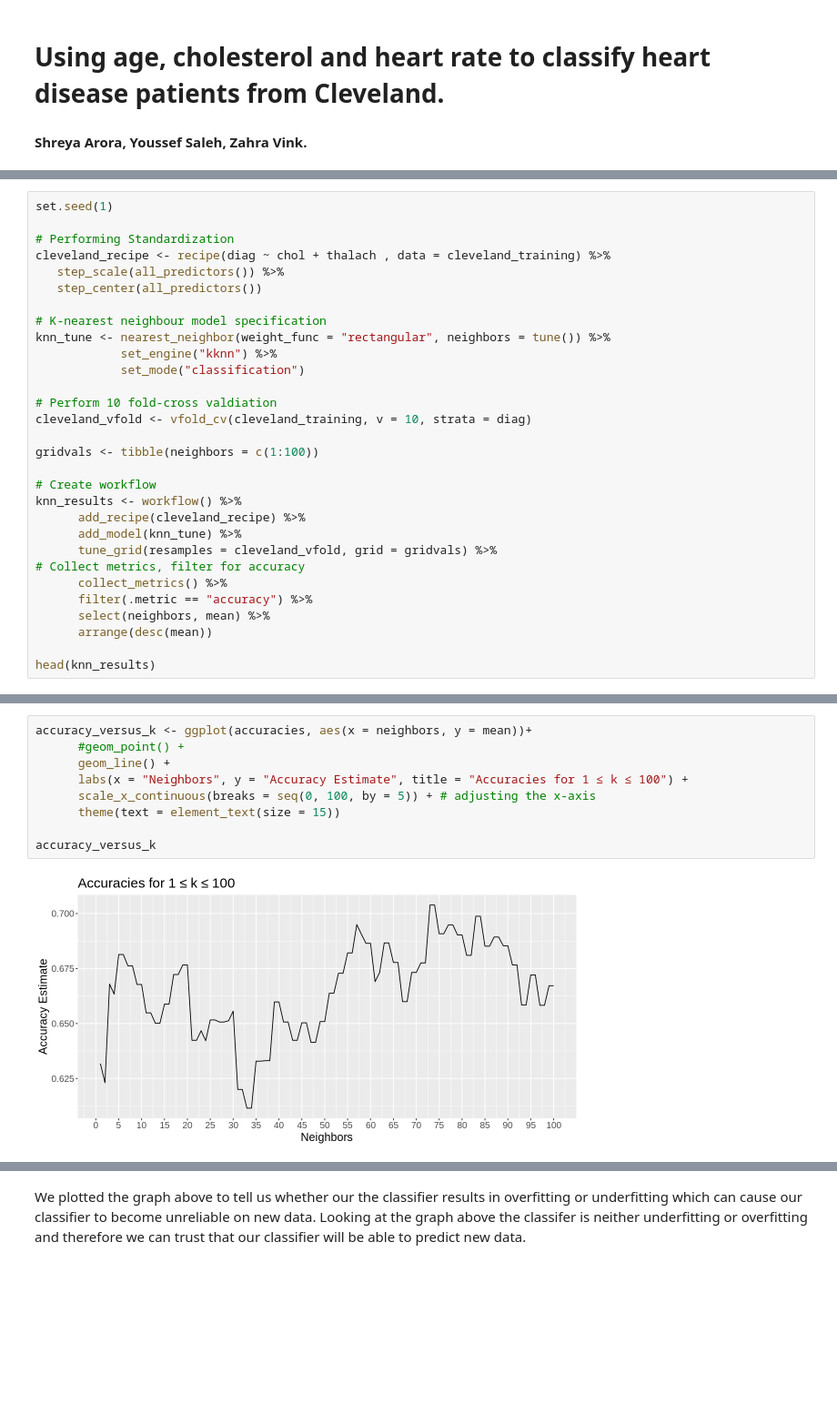
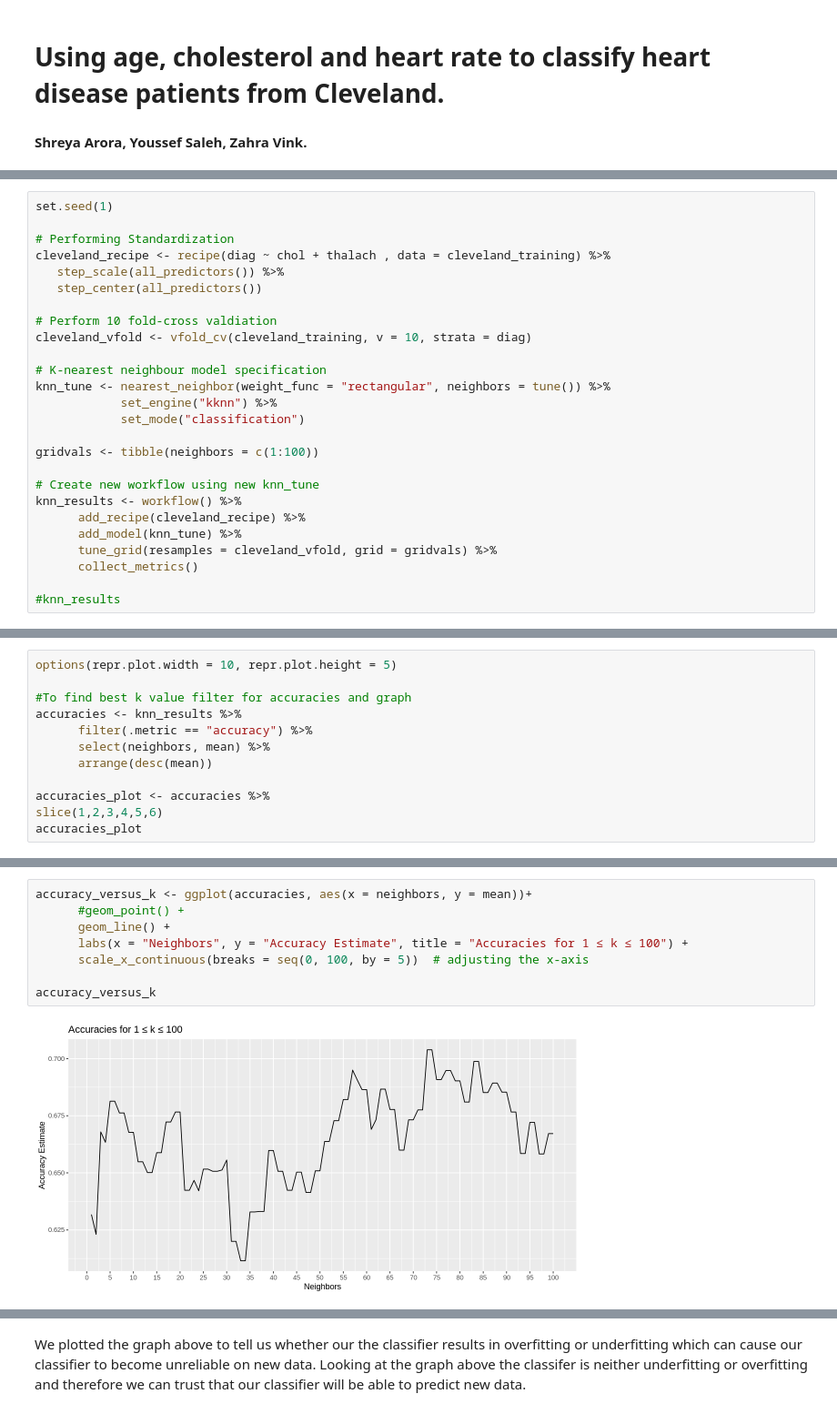
Before and after one commit to Agamchawla/group-29-project, a Jupyter notebook: group_29_project_report.ipynb, the cells around one changed output, grey strips where cells are left out. Shown at 91% size. Cells and saved outputs as stored; diff of their text form; blank space fills up the shorter version.

```diff
--- a/group_29_project_report.ipynb
+++ b/group_29_project_report.ipynb
@@ -247,25 +185,21 @@ cleveland_recipe <- recipe(diag ~ chol + thalach , data = cleveland_training) %>
    step_scale(all_predictors()) %>%
    step_center(all_predictors())
 
+# Perform 10 fold-cross valdiation
+cleveland_vfold <- vfold_cv(cleveland_training, v = 10, strata = diag)
+
 # K-nearest neighbour model specification
 knn_tune <- nearest_neighbor(weight_func = "rectangular", neighbors = tune()) %>%
             set_engine("kknn") %>%
             set_mode("classification")
 
-# Perform 10 fold-cross valdiation
-cleveland_vfold <- vfold_cv(cleveland_training, v = 10, strata = diag)
-
 gridvals <- tibble(neighbors = c(1:100))
 
-# Create workflow
+# Create new workflow using new knn_tune
 knn_results <- workflow() %>%
       add_recipe(cleveland_recipe) %>%
       add_model(knn_tune) %>%
       tune_grid(resamples = cleveland_vfold, grid = gridvals) %>%
-# Collect metrics, filter for accuracy
-      collect_metrics() %>%
-      filter(.metric == "accuracy") %>%
-      select(neighbors, mean) %>%
-      arrange(desc(mean))
+      collect_metrics()
 
-head(knn_results)
+#knn_results
@@ -288,0 +206,12 @@ Using `geom_line`, we will be able to view how "safe" each choice is, that is ho
+# %%
+options(repr.plot.width = 10, repr.plot.height = 5)
+
+#To find best k value filter for accuracies and graph
+accuracies <- knn_results %>%
+      filter(.metric == "accuracy") %>%
+      select(neighbors, mean) %>%
+      arrange(desc(mean))
+
+accuracies_plot <- accuracies %>%
+slice(1,2,3,4,5,6)
+accuracies_plot
@@ -289,11 +230,10 @@ Using `geom_line`, we will be able to view how "safe" each choice is, that is ho
 # %%
 accuracy_versus_k <- ggplot(accuracies, aes(x = neighbors, y = mean))+
       #geom_point() +
       geom_line() +
       labs(x = "Neighbors", y = "Accuracy Estimate", title = "Accuracies for 1 ≤ k ≤ 100") +
-      scale_x_continuous(breaks = seq(0, 100, by = 5)) + # adjusting the x-axis
-      theme(text = element_text(size = 15))
+      scale_x_continuous(breaks = seq(0, 100, by = 5))  # adjusting the x-axis
 
 accuracy_versus_k
 # %% [output]
-[figure, old version]
+[figure, new version]
```
Also changed, not shown: parts of 42 cells of this notebook.
